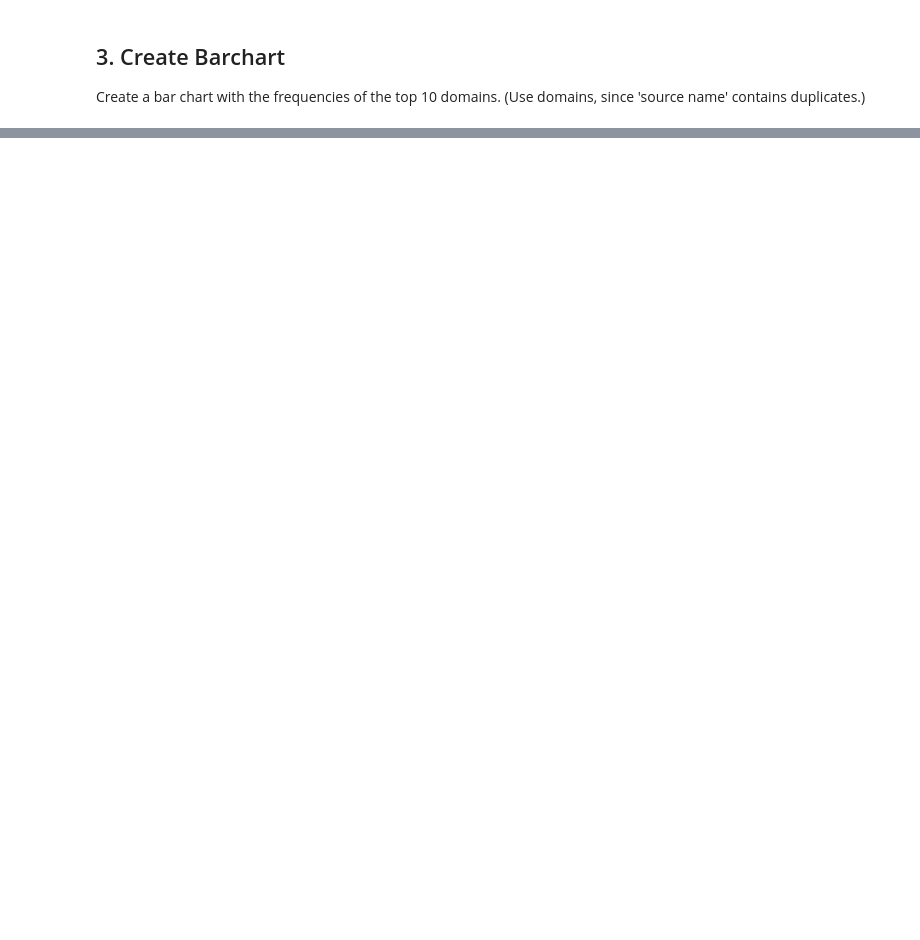
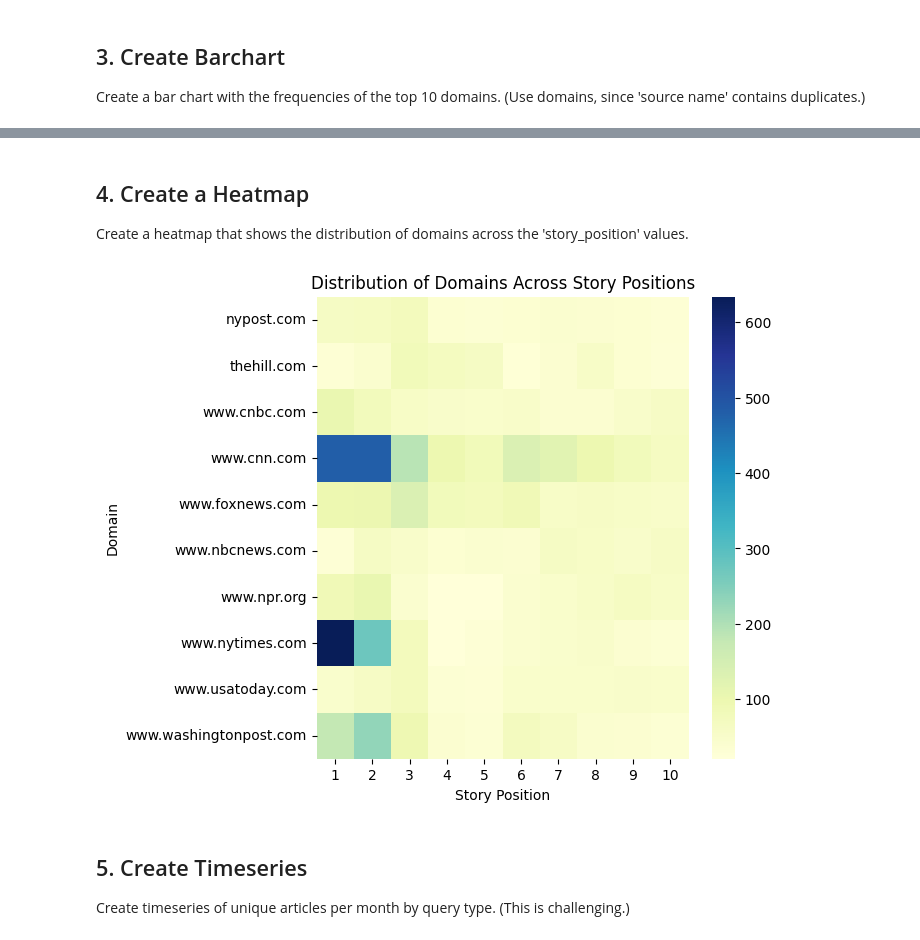
Before and after one commit to audrey-yip/cs315-coursework, a Jupyter notebook: CS315-Tutorial-Pandas/Exploring Google Top Stories.ipynb, the cells around one changed output, grey strips where cells are left out. Drawn from its saved outputs; the diff is of its cells as text; code cells hidden in the pictures; blank space fills up the shorter version.

```diff
--- a/CS315-Tutorial-Pandas/Exploring Google Top Stories.ipynb
+++ b/CS315-Tutorial-Pandas/Exploring Google Top Stories.ipynb
@@ -202,0 +223,23 @@ TypeError: no numeric data to plot
+# %% [markdown]
+## 4. Create a Heatmap <a class="anchor" id="4"></a>
+Create a heatmap that shows the distribution of domains across the 'story_position' values.
+# %%
+import seaborn as sns
+
+# for top 10 domains only
+top_10_domains_df = df[df['domain'].isin([domain for domain, _ in top_10_domains])]
+
+heatmap_data_2 = top_10_domains_df.pivot_table(index='domain', columns='story_position', aggfunc='size', fill_value=0)
+
+plt.figure(figsize=(6, 6))
+sns.heatmap(heatmap_data_2, cmap='YlGnBu')
+plt.title('Distribution of Domains Across Story Positions')
+plt.xlabel('Story Position')
+plt.ylabel('Domain')
+plt.show()
+# %% [output]
+[figure, added]
+# %% [markdown]
+<a class="anchor" id="5"></a>
+## 5. Create Timeseries
+Create timeseries of unique articles per month by query type. (This is challenging.)
```
Also changed, not shown: parts of 6 cells of this notebook, 6 other files.
